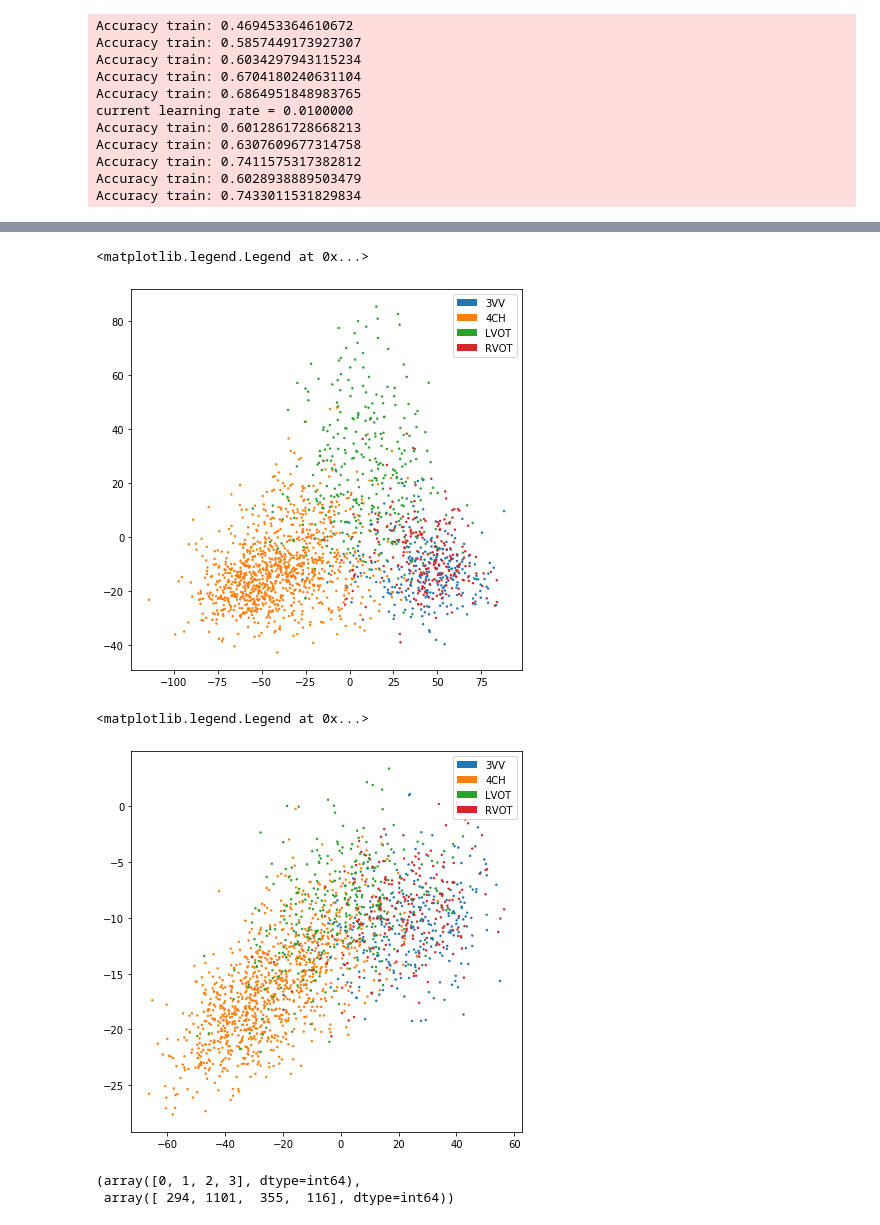
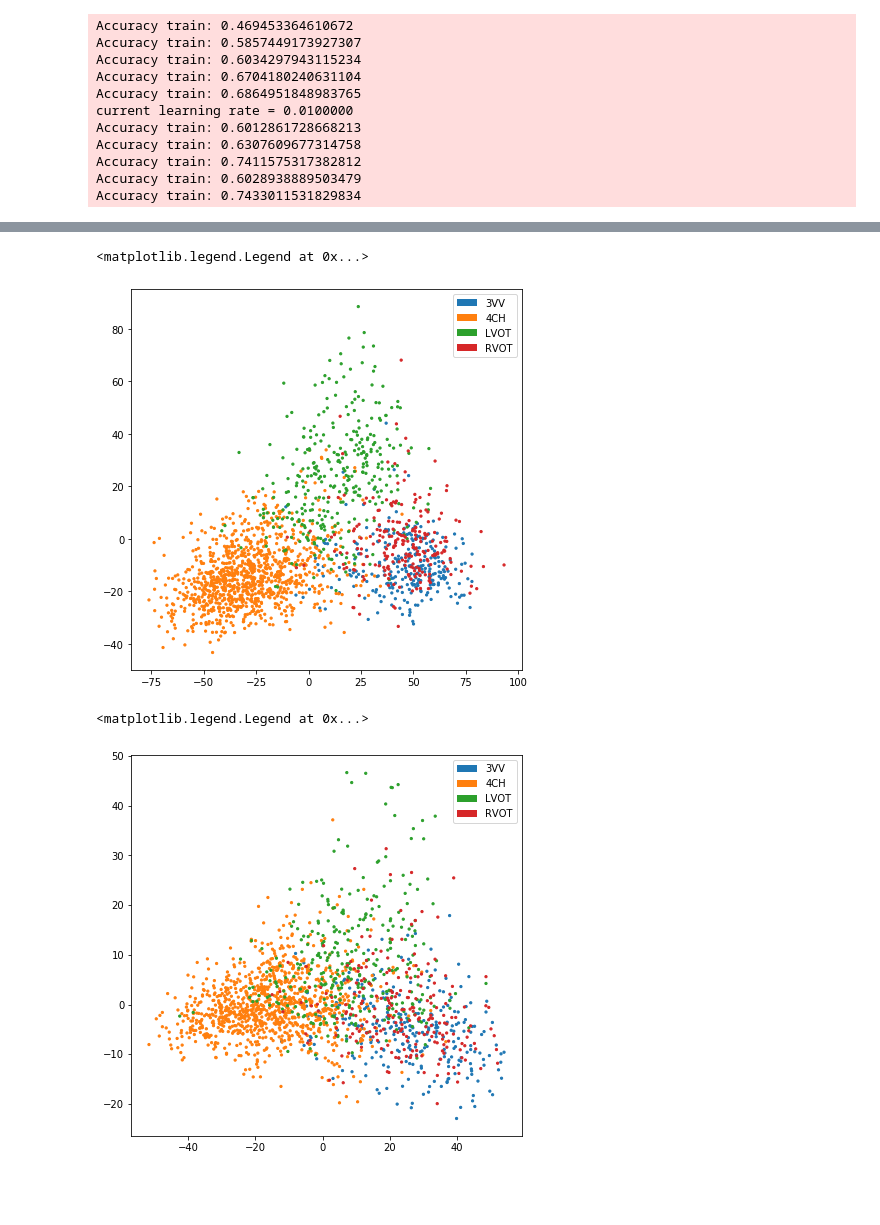
Before and after one commit to einbandi/latent-projective-interventions, a Jupyter notebook: sononet-ptsne.ipynb, the cells around one changed output, grey strips where cells are left out. Cells and saved outputs as stored; diff of their text form; code cells hidden in the pictures; blank space fills up the shorter version.

```diff
--- a/sononet-ptsne.ipynb
+++ b/sononet-ptsne.ipynb
@@ -280,5 +280,5 @@ Indexing
 # %%
-projected = ptsne(foo.cuda()).cpu().detach()
+projected = ptsne(logits_train_before.cuda()).cpu().detach()
 # %%
 fig = plt.figure(figsize=(7,7))
 ax = fig.add_subplot(111)
@@ -318,24 +319,29 @@ ax.legend(recs, [i.decode('UTF-8') for i in us_data['label_names'].value[cardiac
 # %%
-shifted_dataset = AlteredUSDataset((card_images_train, card_labels_train, shifted_train), transform=ds_transform['train'])
+shifted_dataset = AlteredUSDataset((card_images_train, card_labels_train, shifted_train), transform=ds_transform['valid'])
 shifted_loader = DataLoader(shifted_dataset, batch_size=batch_size, shuffle=True)
 shifted_dataset_no_tf = AlteredUSDataset((card_images_train, card_labels_train, shifted_train), transform=ds_transform['valid'])
 shifted_loader_noshuffle = DataLoader(shifted_dataset_no_tf, batch_size=batch_size, shuffle=False)
 # %%
-model.optimizer.param_groups[0]['lr'] = 0.01
-for epoch in tqdm(range(1, 21)):
-    for (images, labels, emb) in shifted_loader:
+torch.manual_seed(12)
+torch.cuda.manual_seed(12)
+torch.backends.cudnn.deterministic=True
+
+model.load_network(model.net, 'S', 50)
+model.update_state(0)
+model.optimizer.param_groups[0]['lr'] = 0.002
+
+for epoch in tqdm(range(1, 25)):
+    for idx, (images, labels, emb) in enumerate(shifted_loader):
         # Make a training update
         model.net.train()
         model.set_input(images, labels)
-        model.optimize_parameters_altered(ptsne, emb.cuda(), 0.3)
 
-    if epoch % 2 == 0:
-        #model.save(epoch)
-        print_accuracy(model, 'train')
-        print_accuracy(model, 'test')
+        model.optimize_parameters_altered(ptsne, emb.cuda(), 0.1, print_loss=(idx % 3 == 0))
 
-    if epoch == 15:
-        model.optimizer.param_groups[0]['lr'] = 0.001
+    model.save_network(model.net, 'emb_010_from_50', epoch, model.gpu_ids)
+
+    # if epoch == 10:
+    #      model.optimizer.param_groups[0]['lr'] = 0.0001
 
     # if epoch == 25:
     #     model.update_learning_rate()
@@ -349,0 +368,9 @@ half_half_test = get_logits(model, 'test', softmax=False)
+# %%
+logits_emb = {'train':[], 'test':[]}
+for epoch in range(1, 16):
+    model.load_network(model.net, 'emb_020_from_50', epoch)
+    logits_emb['train'].append(get_logits(model, 'train', softmax=False)[0])
+    logits_emb['test'].append(get_logits(model, 'test', softmax=False)[0])
+logits_emb['train'] = torch.stack(logits_emb['train'])
+logits_emb['test'] = torch.stack(logits_emb['test'])
+torch.save(logits_emb, 'checkpoints/ifind1_sononet_8_andi/logits_emb_010_from_50.pt')
@@ -350,9 +418,9 @@ half_half_test = get_logits(model, 'test', softmax=False)
 # %%
-projected_altered = ptsne(only_classification_train[0].cuda()).cpu().detach()
+projected_altered = ptsne(logits_class['train'][-1].cuda()).cpu().detach()
 fig = plt.figure(figsize=(7,7))
 ax = fig.add_subplot(111)
-colors = [plt.cm.tab10.colors[i] for i in only_classification_train[1]]
-ax.scatter(projected_altered[:,0], projected_altered[:,1], c=colors, s=2)
+colors = [plt.cm.tab10.colors[i] for i in card_labels_train]
+ax.scatter(projected_altered[:,0], projected_altered[:,1], c=colors, s=5)
 #ax.set_aspect(1)
 recs = []
 for i in range(0,4):
@@ -360,23 +428,18 @@ for i in range(0,4):
 ax.legend(recs, [i.decode('UTF-8') for i in us_data['label_names'].value[cardiac_classes]],loc=1)
 # %% [output]
 <matplotlib.legend.Legend at 0x...>
-[figure, old version]
+[figure, new version]
 # %%
-projected_altered = ptsne(half_half_train[0].cuda()).cpu().detach()
+projected_altered = ptsne(logits_emb['train'][-1].cuda()).cpu().detach()
 fig = plt.figure(figsize=(7,7))
 ax = fig.add_subplot(111)
-colors = [plt.cm.tab10.colors[i] for i in half_half_train[1]]
-ax.scatter(projected_altered[:,0], projected_altered[:,1], c=colors, s=2)
+colors = [plt.cm.tab10.colors[i] for i in card_labels_train]
+ax.scatter(projected_altered[:,0], projected_altered[:,1], c=colors, s=5)
 #ax.set_aspect(1)
 recs = []
 for i in range(0,4):
     recs.append(mpatches.Rectangle((0,0),1,1,fc=plt.cm.tab10.colors[i]))
 ax.legend(recs, [i.decode('UTF-8') for i in us_data['label_names'].value[cardiac_classes]],loc=1)
 # %% [output]
 <matplotlib.legend.Legend at 0x...>
-[figure, old version]
+[figure, new version]
-# %%
-np.unique(only_classification_train[0].softmax(dim=1).argmax(dim=1).numpy(),return_counts=True)
-# %% [output]
-(array([0, 1, 2, 3], dtype=int64),
- array([ 294, 1101,  355,  116], dtype=int64))
```
Also changed, not shown: parts of 32 cells of this notebook, 50 other files.
